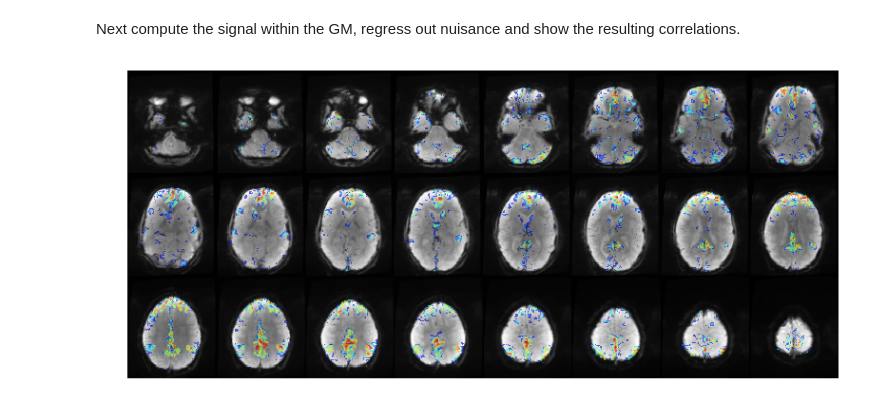
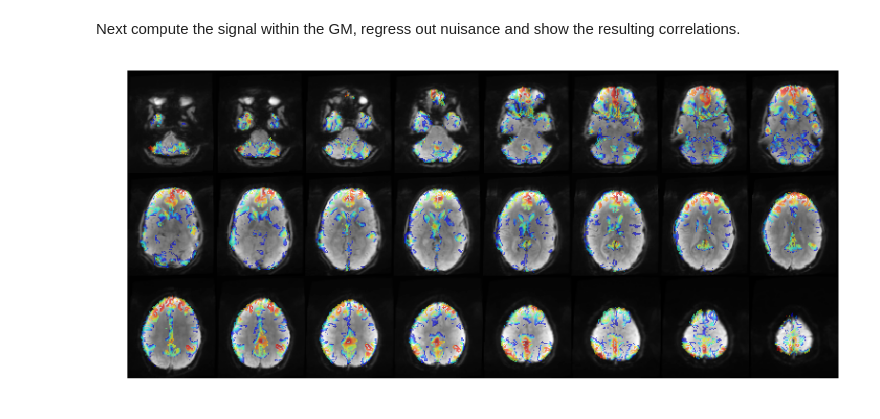
Before and after one commit to stnava/structuralFunctionalJointRegistration, a Jupyter notebook: src/Default Mode Connectivity in ANTsPy.ipynb, the cells around one changed output. Saved outputs shown, nothing was run; the diff lists cells and outputs as text; code cells hidden in the pictures.

```diff
--- a/src/Default Mode Connectivity in ANTsPy.ipynb
+++ b/src/Default Mode Connectivity in ANTsPy.ipynb
@@ -136,0 +146,10 @@ mycompcor = ants.compcor( motCorr['motion_corrected'],
+# %%
+#################################################
+mycompcor = ants.compcor( motCorr['motion_corrected'],
+  ncompcor=4, quantile=0.95, mask = csfAndWM,
+  filter_type='polynomial', degree=2 )
+##########
+plt.plot(  range( nt ), mycompcor['components'][:,0] )
+plt.show()
+plt.plot(  range( nt ), mycompcor['components'][:,1] )
+plt.show()
@@ -139,28 +161,32 @@ Next compute the signal within the GM, regress out nuisance and show the resulti
 # %%
 tr = ants.get_spacing( bold )[3]
 highMotionTimes = np.where( motCorr['FD'] >= 0.5 )
 goodtimes = np.where( motCorr['FD'] < 0.5 )
-
-smth = ( 1.0, 1.0, 1.0, 2.0 ) # this is for sigmaInPhysicalCoordinates = F
+spa, spt = 1.5, 0.0 # spatial, temporal - which we ignore b/c of frequency filtering
+smth = ( spa, spa, spa, spt ) # this is for sigmaInPhysicalCoordinates = F
 simg = ants.smooth_image( motCorr['motion_corrected'], smth, sigma_in_physical_coordinates = False )
 gmseg = ants.threshold_image( boldseg, 2, 2 )
-gmmat = ants.timeseries_to_matrix( simg, gmseg )
+
+# define nuisance variables
 nuisance = mycompcor['components']
 nuisance = np.c_[ nuisance, motCorr['FD'] ]
 nuisance = np.c_[ nuisance, mycompcor['basis'] ]
+
+# filtering for all gray matter
+gmmat = ants.timeseries_to_matrix( simg, gmseg )
+gmmat = ants.bandpass_filter_matrix( gmmat, tr = tr ) # some would argue against this
 gmmat = ants.regress_components( gmmat[goodtimes[0],:], nuisance[goodtimes[0],:] )
 
-dfnmat = ants.timeseries_to_matrix( simg, ants.threshold_image( dfnImg, 1, dfnImg.max() ) )
+# filtering for reference region against which we correlate
+dfnmat = ants.timeseries_to_matrix( simg, ants.threshold_image( dfnImg * gmseg, 1, dfnImg.max() ) )
+dfnmat = ants.bandpass_filter_matrix( dfnmat, tr = tr )
 dfnmat = ants.regress_components( dfnmat[goodtimes[0],:], nuisance[goodtimes[0],:] )
-# dfnmatf = frequencyFilterfMRI( dfnmat, tr = tr, freqLo = 0.01, freqHi = 0.1,  opt = "trig" )
 dfnsignal = dfnmat.mean( axis = 1 )
 
 gmmatDFNCorr = np.zeros( gmmat.shape[1] )
 for k in range( gmmat.shape[1] ):
     gmmatDFNCorr[ k ] = pearsonr( dfnsignal, gmmat[:,k] )[0]
 
 corrImg = ants.make_image( gmseg, gmmatDFNCorr  )
-corrImgPos = corrImg * ants.threshold_image( corrImg, 0.25, 1 )
-ants.plot( avgBold, corrImgPos, axis=2, overlay_alpha = 0.6, cbar=False, nslices = 24, ncol=8, cbar_length=0.3, cbar_vertical=True )
 # %% [output]
-[figure, old version]
+[figure, new version]
```
Also changed, not shown: parts of 13 cells of this notebook.
